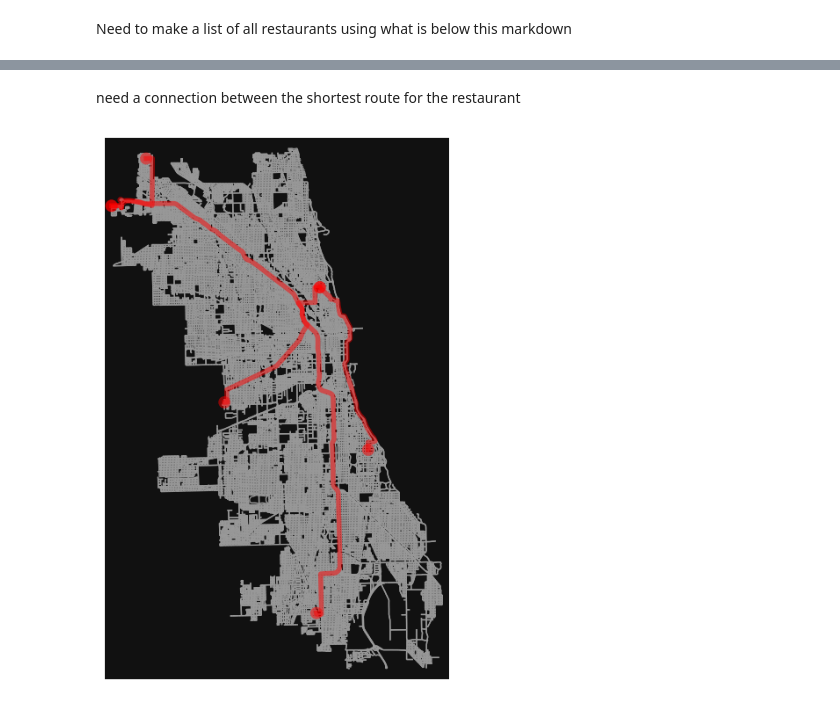
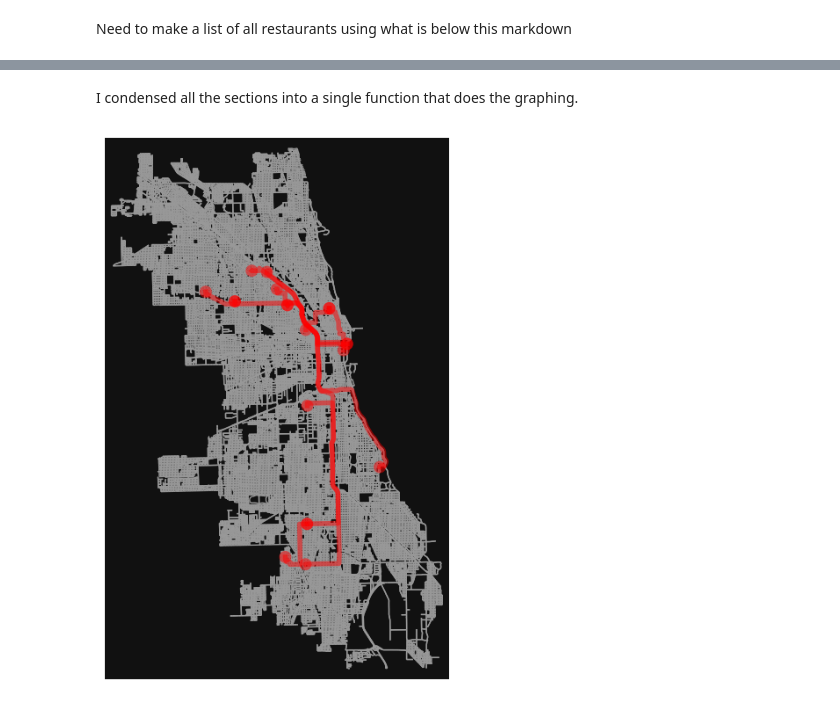
Before and after one commit to GharretWilcut/AlgorithmsHonorsProject_2024, a Jupyter notebook: testOSMNX.ipynb, the cells around one changed output, grey strips where cells are left out. Drawn from its saved outputs; the diff is of its cells as text; code cells hidden in the pictures.

Commit message:
made a function to do alot
condensed a lot of the sections into a single function to make it easier to see what is going on.

```diff
--- a/testOSMNX.ipynb
+++ b/testOSMNX.ipynb
@@ -99,3 +78,0 @@ get all the nodes from the graph and set it to N_L = Node List
-# %%
-N_L = list(Gc.nodes)[None:None:None]
-print(N_L)
@@ -118,3 +78,0 @@ example of get_driver_points getting a list of nodes to use for drivers
-# %%
-Gc = ox.speed.add_edge_speeds(Gc)
-Gc = ox.speed.add_edge_travel_times(Gc)
@@ -158,8 +79,36 @@ find_shortest_driver_dikstra(Gc,list_of_deliveries,drivers,restaurant_set)
-# %% [markdown]
-need a connection between the shortest route for the restaurant
-# %%
-routes = []
-routes = graph_full_routes(list_of_deliveries)
-fig, ax = ox.plot_graph_routes(Gc, routes, node_size=0)
-# %% [output]
-[figure, removed]
+# %% [markdown]
+I condensed all the sections into a single function that does the graphing.
+# %%
+def get_graph(num_of_drivers,num_of_deliveries,graph,restaurants):
+    N_L = list(graph.nodes)[None:None:None]
+    graph = ox.speed.add_edge_speeds(graph)
+    graph = ox.speed.add_edge_travel_times(graph)
+    items = random_restaurant_locations(restaurants,num_of_deliveries)
+    list_nodes = find_node(items,graph)
+
+    list_of_deliveries = []
+    for i in list_nodes:
+        d = delivery(i,N_L)
+        list_of_deliveries.append(d)
+
+    drivers = []
+    for i in range(num_of_drivers):
+        single = driver(N_L)
+        drivers.append(single)
+    find_routes_for_res_to_dropoff(graph,list_of_deliveries)
+    restaurant_set = set()
+    for i in list_of_deliveries:
+        restaurant_set.add(i.restaurant_loc)
+
+    find_shortest_driver_dikstra(graph,list_of_deliveries,drivers,restaurant_set)
+
+    routes = []
+    routes = graph_full_routes(list_of_deliveries)
+    fig, ax = ox.plot_graph_routes(graph, routes, node_size=0)
+# %%
+drivers = 5
+orders = 5
+
+get_graph(drivers,orders,Gc,rows)
+# %% [output]
+[figure, added]
```
Also changed, not shown: parts of 23 cells of this notebook.
